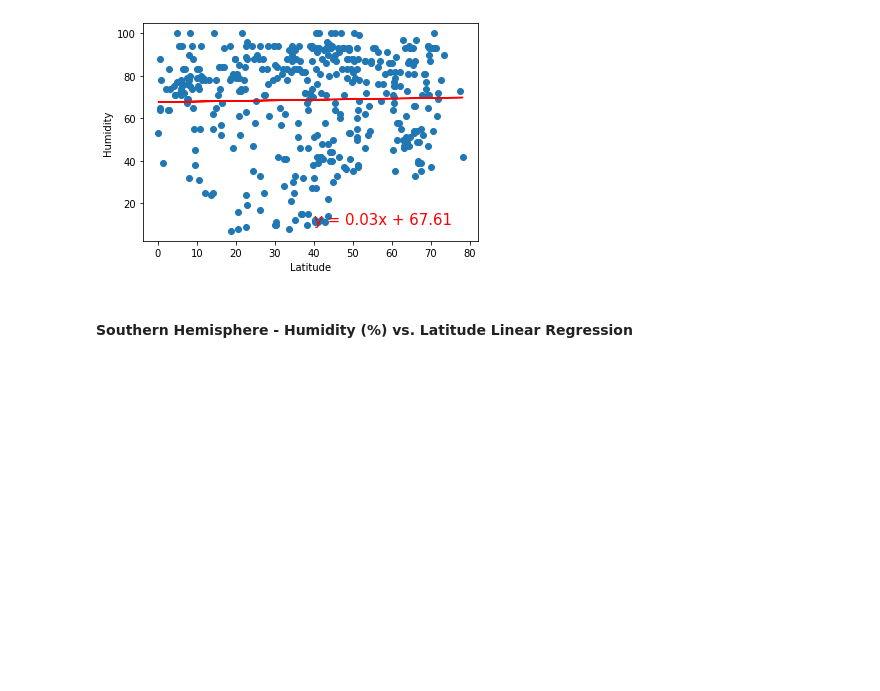
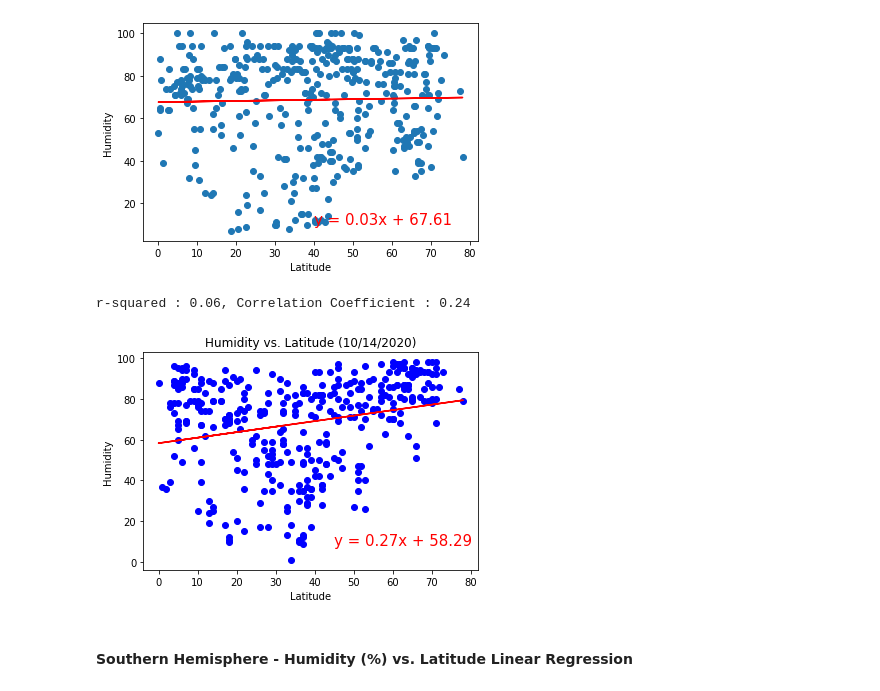
Before and after one commit to Shayoconnell7/python-api-challenge, a Jupyter notebook: WeatherPy/WeatherPy.ipynb, the cells around one changed output. Saved outputs shown, nothing was run; the diff lists cells and outputs as text; code cells hidden in the pictures; blank space fills up the shorter version.

```diff
--- a/WeatherPy/WeatherPy.ipynb
+++ b/WeatherPy/WeatherPy.ipynb
@@ -377,22 +357,29 @@ TypeError: 'int' object is not iterable
 The r-value is: 0.000543987878808455
 [figure]
 # %%
-(slope, intercept, rvalue, pvalue, stderr) = linregress(nhum,n_lat_int)
-regress_values = nhum * slope + intercept
+(slope, intercept, rvalue, pvalue, stderr) = linregress(n_lat_int, nhum)
+regress_values = n_lat_int * slope + intercept
 
 
-plt.scatter(nhum, n_lat_int, marker='o', facecolors='blue')
-plt.plot(nhum,regress_values,"r-")
+plt.scatter(n_lat_int, nhum, marker='o', facecolors='blue')
+plt.plot(n_lat_int,regress_values,"r-")
 
-rsquared = f"r-squared : {(round(rvalue**2,2))}"
-cc = f"Correlation Coefficient : {round(st.pearsonr(nhum,n_lat_int)[0],2)}"
-plt.annotate(rsquared, (13, 30))
-plt.annotate(cc, (13, 20))
+line_eq = "y = " + str(round(slope,2)) + "x + " + str(round(intercept,2))
+rsquared = f"r-squared : {(round(rvalue**2,2))},"
+cc = f"Correlation Coefficient : {round(st.pearsonr(n_lat_int, nhum)[0],2)}"
+
+plt.annotate(line_eq,(45, 8),fontsize=15,color="red")
+print(rsquared, cc)
+
+
 plt.xlabel("Latitude")
-plt.ylabel("Max Temperature (F)")
-plt.title("Max Temp vs. Latitude (10/14/2020)")
-plt.tight_layout()
+plt.ylabel("Humidity")
+plt.title("Humidity vs. Latitude (10/14/2020)")
+
 
 plt.show()
+# %% [output]
+r-squared : 0.06, Correlation Coefficient : 0.24
+[figure, added]
 # %% [markdown]
 ####  Southern Hemisphere - Humidity (%) vs. Latitude Linear Regression
```
Also changed, not shown: parts of 11 cells of this notebook, 1 other file.
